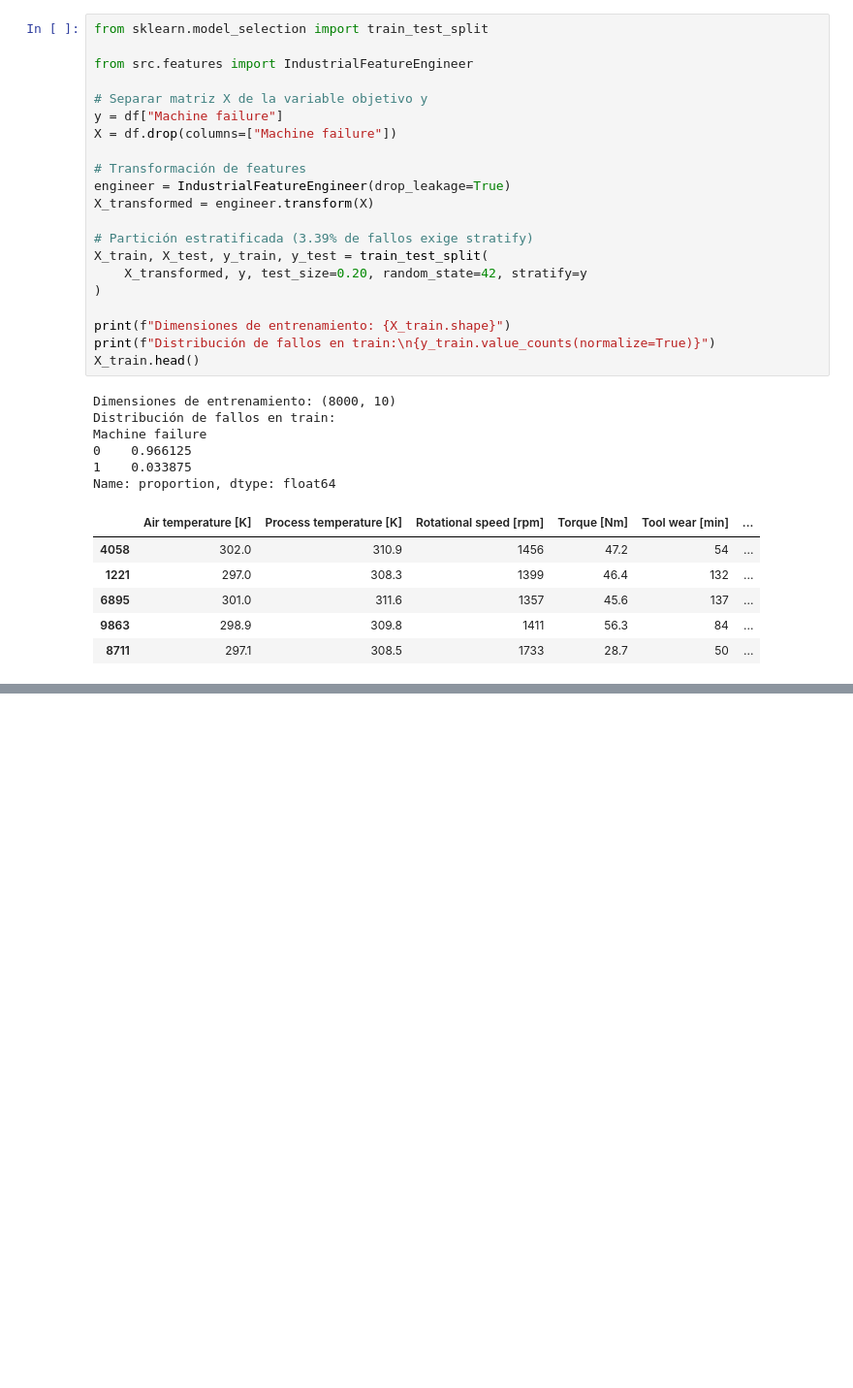
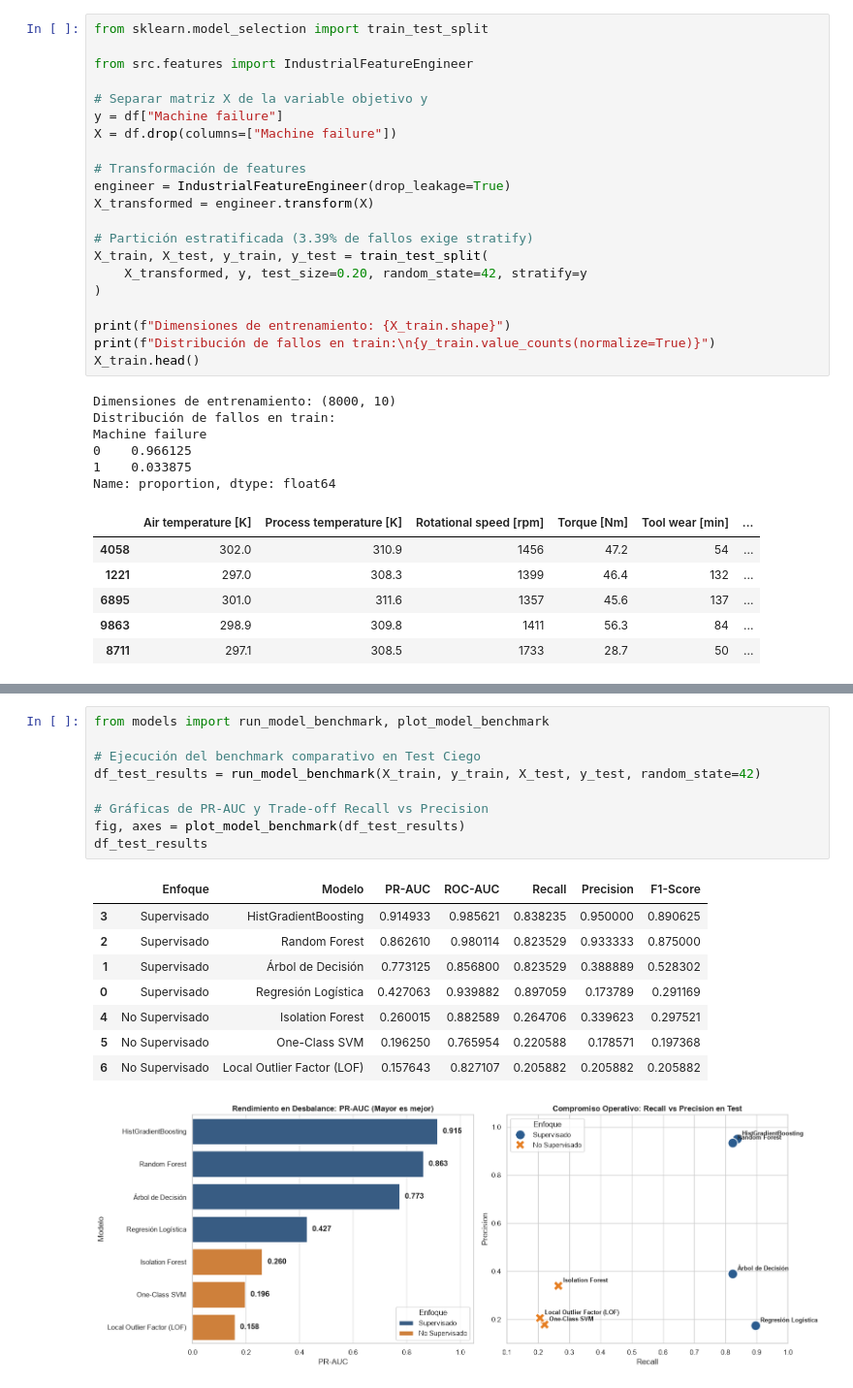
Before and after one commit to ArturoCarrilloJimenez/Predictive-Maintenance-AI4I-2020, a Jupyter notebook: notebooks/pipeline_entrega.ipynb, the cells around one changed output, grey strips where cells are left out. Shown at 97% size. Saved outputs shown, nothing was run; the diff lists cells and outputs as text; blank space fills up the shorter version.

Commit message:
feat(pipeline): complete 5-fold CV, model benchmark and multi-label failure diagnosis

```diff
--- a/notebooks/pipeline_entrega.ipynb
+++ b/notebooks/pipeline_entrega.ipynb
@@ -534,0 +569,19 @@ Name: proportion, dtype: float64
+# %%
+from models import run_model_benchmark, plot_model_benchmark
+
+# Ejecución del benchmark comparativo en Test Ciego
+df_test_results = run_model_benchmark(X_train, y_train, X_test, y_test, random_state=42)
+
+# Gráficas de PR-AUC y Trade-off Recall vs Precision
+fig, axes = plot_model_benchmark(df_test_results)
+df_test_results
+# %% [output]
+|  | Enfoque | Modelo | PR-AUC | ROC-AUC | Recall | Precision | F1-Score |
+| 3 | Supervisado | HistGradientBoosting | 0.914933 | 0.985621 | 0.838235 | 0.950000 | 0.890625 |
+| 2 | Supervisado | Random Forest | 0.862610 | 0.980114 | 0.823529 | 0.933333 | 0.875000 |
+| 1 | Supervisado | Árbol de Decisión | 0.773125 | 0.856800 | 0.823529 | 0.388889 | 0.528302 |
+| 0 | Supervisado | Regresión Logística | 0.427063 | 0.939882 | 0.897059 | 0.173789 | 0.291169 |
+| 4 | No Supervisado | Isolation Forest | 0.260015 | 0.882589 | 0.264706 | 0.339623 | 0.297521 |
+| 5 | No Supervisado | One-Class SVM | 0.196250 | 0.765954 | 0.220588 | 0.178571 | 0.197368 |
+| 6 | No Supervisado | Local Outlier Factor (LOF) | 0.157643 | 0.827107 | 0.205882 | 0.205882 | 0.205882 |
+[figure, added]
```
Also changed, not shown: parts of 7 cells of this notebook, 1 other file.
